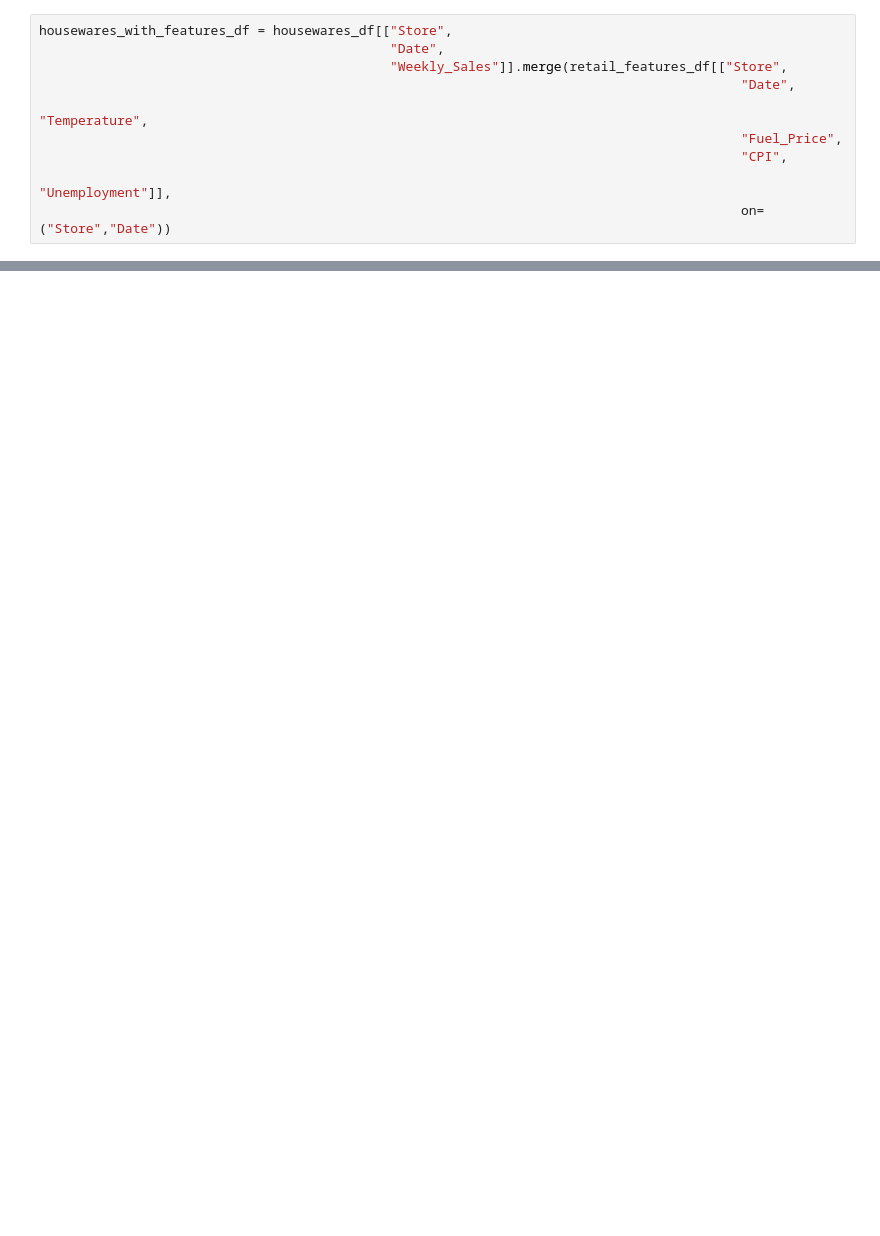
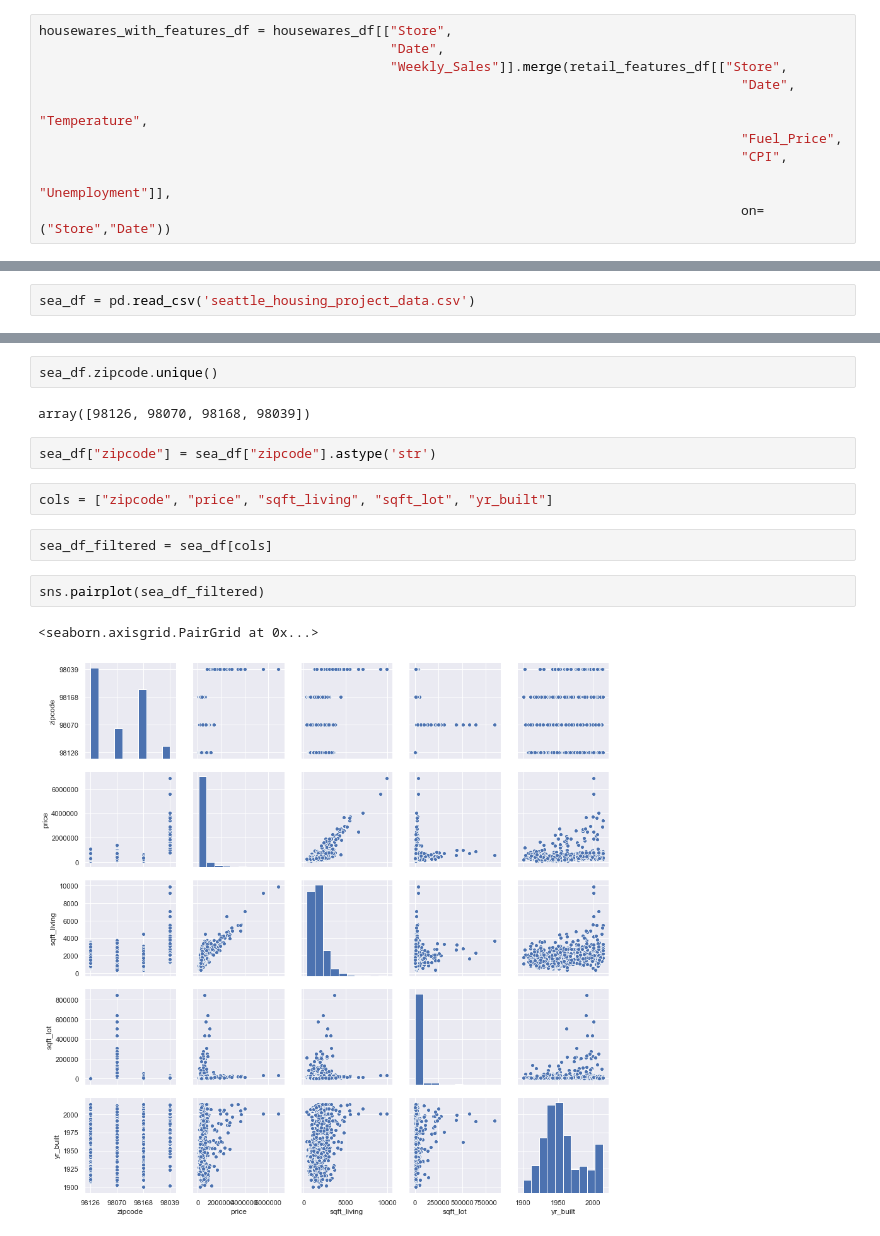
Before and after one commit to pathstream-curriculum/Python, a Jupyter notebook: S8M2L3-seaborn.ipynb, the cells around one changed output, grey strips where cells are left out. Cells and saved outputs as stored; diff of their text form; blank space fills up the shorter version.

```diff
--- a/S8M2L3-seaborn.ipynb
+++ b/S8M2L3-seaborn.ipynb
@@ -213,0 +186,2 @@ sns.pairplot(housewares_with_features_df, hue="Store")
+# %%
+sea_df = pd.read_csv('seattle_housing_project_data.csv')
@@ -213,0 +208,15 @@ sns.pairplot(housewares_with_features_df, hue="Store")
+# %%
+sea_df.zipcode.unique()
+# %% [output]
+array([98126, 98070, 98168, 98039])
+# %%
+sea_df["zipcode"] = sea_df["zipcode"].astype('str')
+# %%
+cols = ["zipcode", "price", "sqft_living", "sqft_lot", "yr_built"]
+# %%
+sea_df_filtered = sea_df[cols]
+# %%
+sns.pairplot(sea_df_filtered)
+# %% [output]
+<seaborn.axisgrid.PairGrid at 0x...>
+[figure, added]
```
Also changed, not shown: parts of 9 cells of this notebook, 23 other files.
